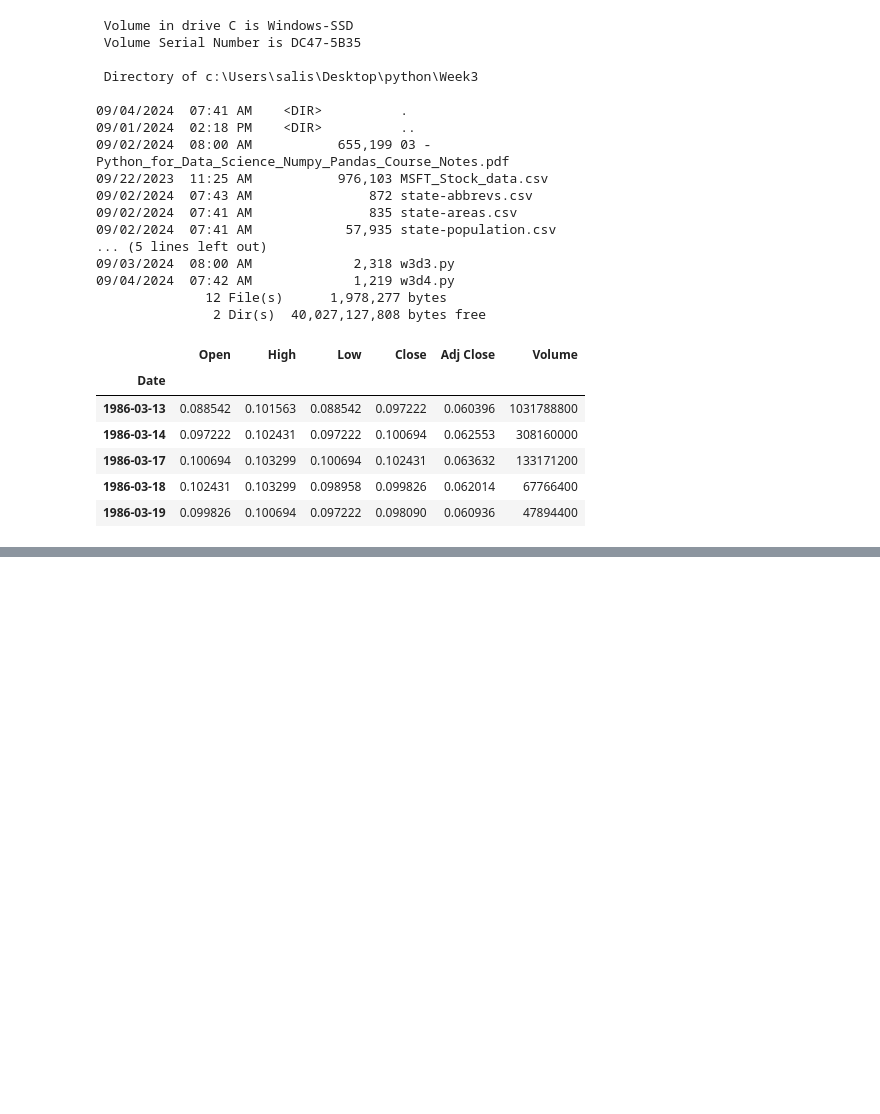
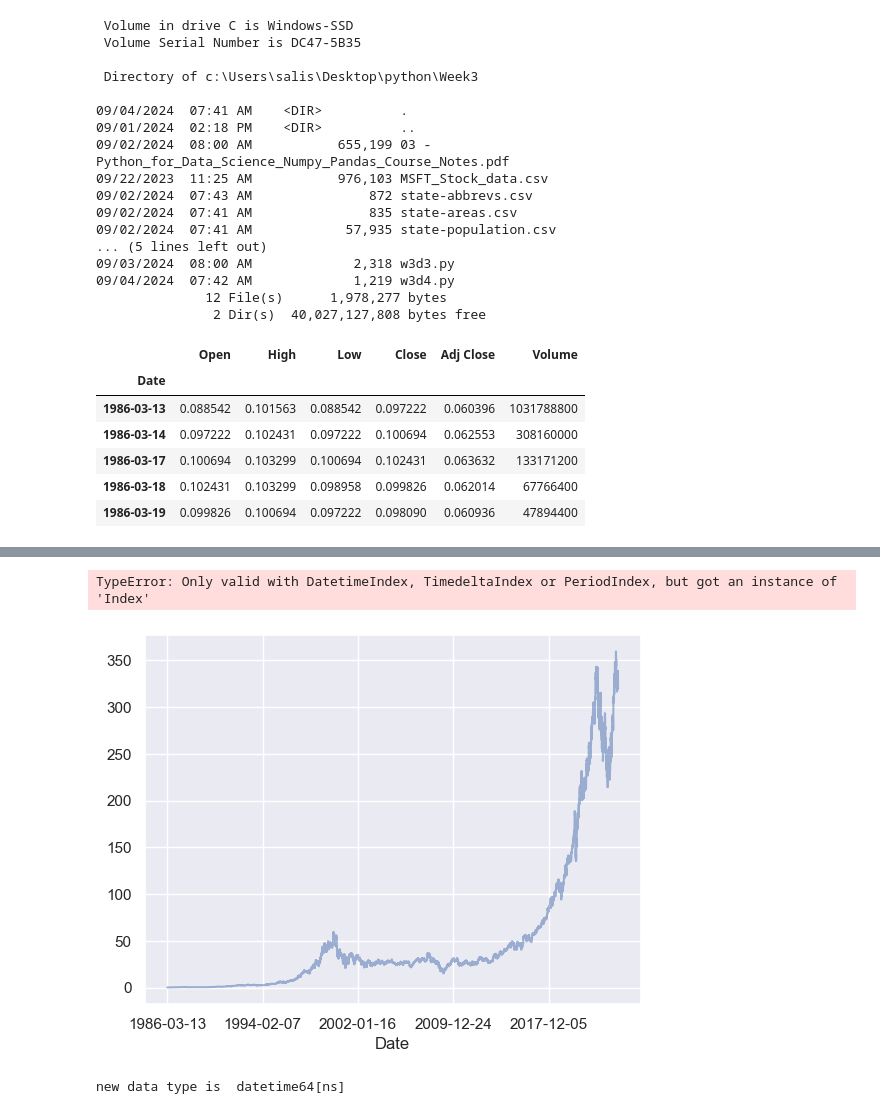
Before and after one commit to salishakya/mindrisers, a Jupyter notebook: Week3/w3d4.ipynb, the cells around one changed output, grey strips where cells are left out. Cells and saved outputs as stored; diff of their text form; code cells hidden in the pictures; blank space fills up the shorter version.

```diff
--- a/Week3/w3d4.ipynb
+++ b/Week3/w3d4.ipynb
@@ -162,0 +302,3 @@ msft.head()
+# %%
+msft = pd.read_csv("MSFT_Stock_data.csv")
+msft.tail()
@@ -162,0 +312,3 @@ msft.head()
+# %%
+msft.set_index("Date", inplace=True)
+msft.head()
@@ -162,0 +323,2 @@ msft.head()
+# %%
+msft_close = msft["Close"]
@@ -162,0 +341,18 @@ msft.head()
+# %%
+msft_close.plot(alpha=0.5, style="-")
+# Plots the original time series data from 'msft_close' with 50% transparency (alpha=0.5) and a solid line ('-').
+
+msft_close.resample("BA").mean().plot(style=":")
+# Resamples the 'msft_close' data to the Business Year-End frequency ('BA'), taking the mean of the values within each business year.
+# Then, it plots the resampled data with a dotted line (style=':').
+
+msft_close.asfreq("BA", method="ffill").plot(style="--")
+# Converts the frequency of the 'msft_close' data to the Business Year-End frequency ('BA') using asfreq(), which selects the data at the specified frequency without aggregation.
+# It plots the data with a dashed line (style='--').
+
+plt.legend(["input", "resample", "asfreq"], loc="upper left")
+# Adds a legend to the plot with labels for the original input data, the resampled data, and the asfreq-converted data.
+# The legend is positioned in the upper-left corner of the plot.
+# %% [output]
+TypeError: Only valid with DatetimeIndex, TimedeltaIndex or PeriodIndex, but got an instance of 'Index'
+[figure, added]
@@ -162,0 +361,4 @@ msft.head()
+# %%
+print("new data type is ", msft_close.index.dtype)
+# %% [output]
+new data type is  datetime64[ns]
```
Also changed, not shown: parts of 22 cells of this notebook, 1 other file.
